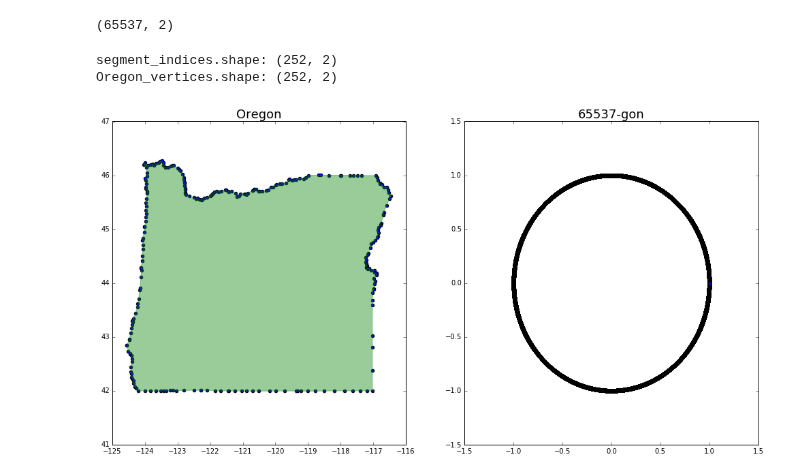
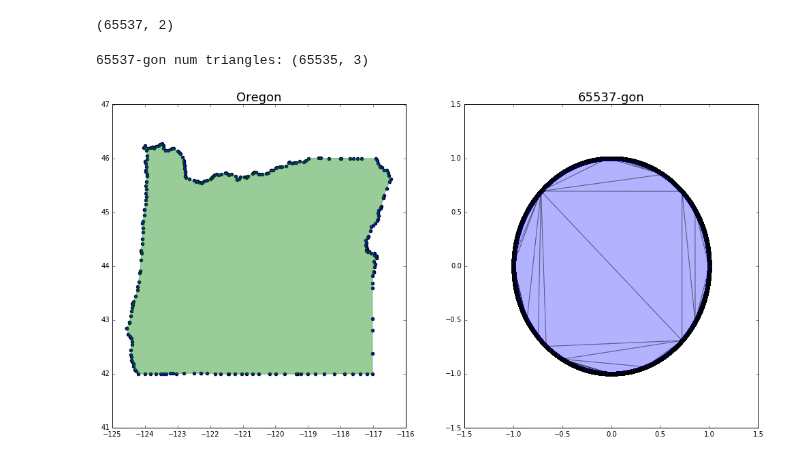
Before and after one commit to tylerjereddy/pycon-2016, a Jupyter notebook: computational_geometry_tutorial.ipynb, the cells around one changed output. Cells and saved outputs as stored; diff of their text form; code cells hidden in the pictures.

Commit message:
Added a successful example of constrained triangulation of the 65537-gon to section 2.3.

```diff
--- a/computational_geometry_tutorial.ipynb
+++ b/computational_geometry_tutorial.ipynb
@@ -149,36 +149,41 @@ from matplotlib.collections import PolyCollection
 def triangulation_demo(triangulate_Oregon=False, triangulate_Hermes=False):
     fig_2_3 = plt.figure()
     ax1 = fig_2_3.add_subplot(121)
     ax1.scatter(Oregon_vertices[...,0], Oregon_vertices[...,1])
     p_Oregon = Polygon(Oregon_vertices, color='green', alpha = 0.4)
     ax1.add_patch(p_Oregon)
     ax1.set_title('Oregon', fontsize=18)
     ax2 = fig_2_3.add_subplot(122)
     ax2.scatter(polygon_Hermes[...,0], polygon_Hermes[...,1])
     ax2.set_title('65537-gon', fontsize=18)
     fig_2_3.set_size_inches(17,8.5)
 
     if triangulate_Oregon:
         #need vertex indices for all edges of the polygon
         segment_start_indices = np.arange(Oregon_vertices.shape[0])
         segment_end_indices = segment_start_indices + 1
         segment_end_indices[-1] = 0
         segment_indices = np.array(zip(segment_start_indices, segment_end_indices))
         print 'segment_indices.shape:', segment_indices.shape
         print 'Oregon_vertices.shape:', Oregon_vertices.shape
         Oregon_vertex_dict = dict(vertices = Oregon_vertices, segments = segment_indices)
         #tri = triangle.triangulate(Oregon_vertex_dict, 'p') #'p' for triangulation of planar graph
         #print tri.keys()
         #simplex_coords = Oregon_vertices[tri['triangles']]
         #triangles = PolyCollection((simplex_coords))
         #ax1.add_collection(triangles)
 
     if triangulate_Hermes:
-        tri = scipy.spatial.Delaunay(polygon_Hermes)
-        simplex_coords = tri.points[tri.simplices]
-        triangles = PolyCollection((simplex_coords))
+        segment_start_indices = np.arange(polygon_Hermes.shape[0])
+        segment_end_indices = segment_start_indices + 1
+        segment_end_indices[-1] = 0
+        segment_indices = np.array(zip(segment_start_indices, segment_end_indices))
+        Hermes_vertex_dict = dict(vertices = polygon_Hermes, segments = segment_indices)
+        tri = triangle.triangulate(Hermes_vertex_dict, 'p') #'p' for triangulation of planar graph
+        print '65537-gon num triangles:', tri['triangles'].shape
+        simplex_coords = polygon_Hermes[tri['triangles']]
+        triangles = PolyCollection((simplex_coords), alpha = 0.3)
         ax2.add_collection(triangles)
 # %% [output]
-segment_indices.shape: (252, 2)
-Oregon_vertices.shape: (252, 2)
+65537-gon num triangles: (65535, 3)
-[figure, old version]
+[figure, new version]
```
Also changed, not shown: parts of 1 cell of this notebook.
